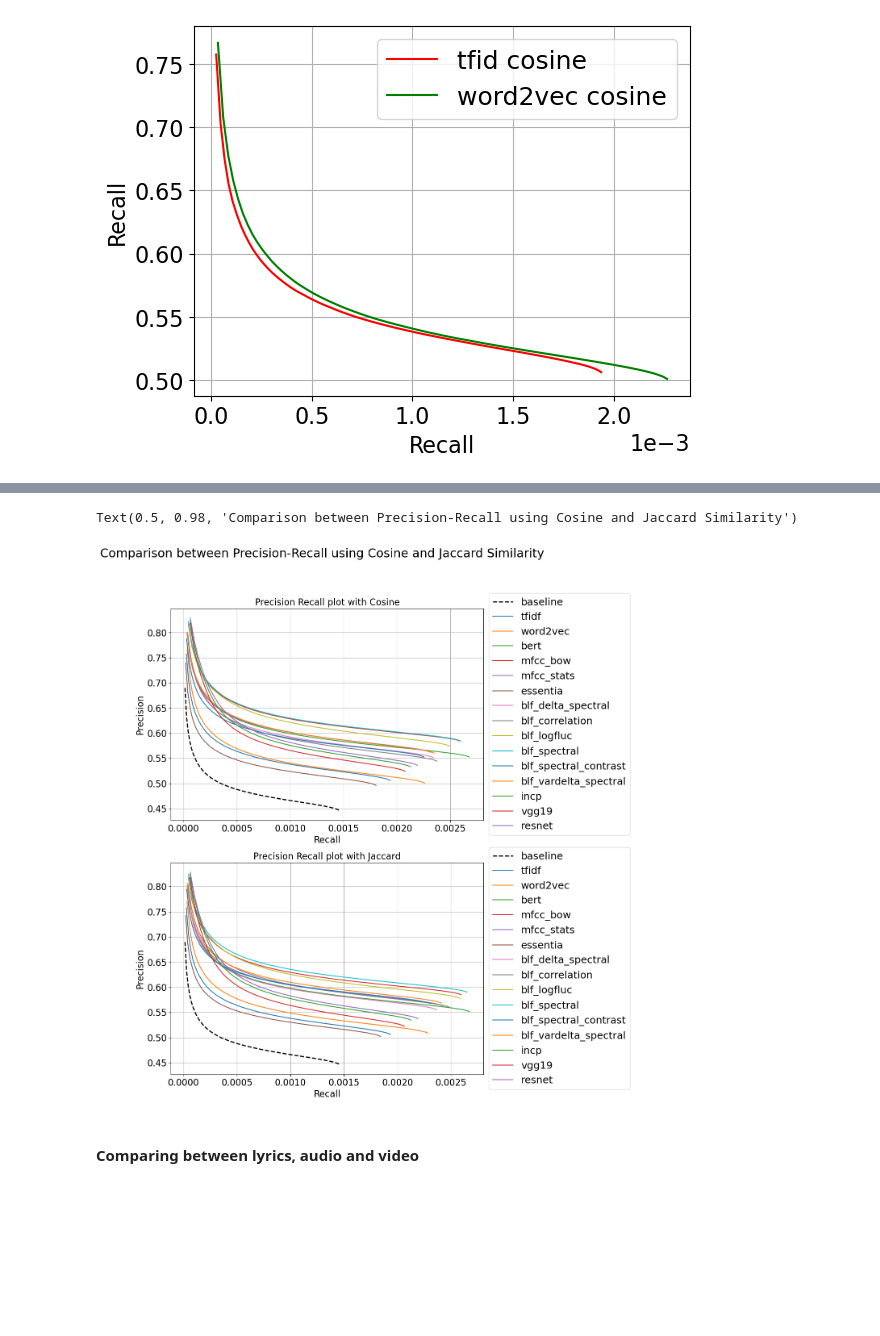
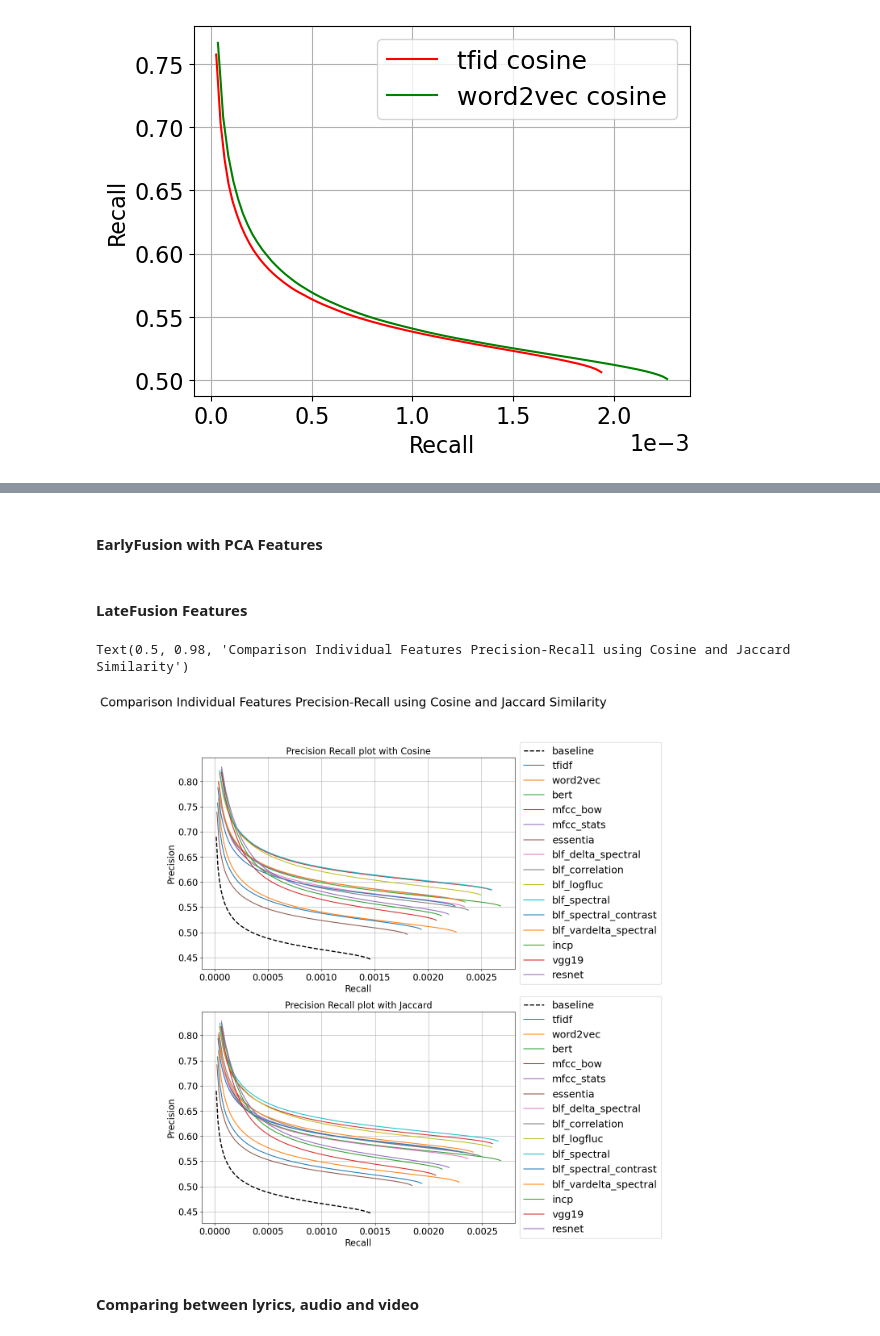
Before and after one commit to mmosc/MMSR, a Jupyter notebook: project/EvaluationMetrics-.ipynb, the cells around one changed output, grey strips where cells are left out. Cells and saved outputs as stored; diff of their text form; code cells hidden in the pictures; blank space fills up the shorter version.

```diff
--- a/project/EvaluationMetrics-.ipynb
+++ b/project/EvaluationMetrics-.ipynb
@@ -403,0 +376,10 @@ jaccard_fusion_datasets = {
+# %%
+cosine_earlyfusion_pca_datasets = {}
+cosine_earlyfusion_pca_datasets["baseline"] = top_baseline
+for i in range(1,13):
+    name = f'set{i}'
+    file_template_name = f'./data/EarlyFusionPCA/top_ids_cosine_earlyfusion2_{name}_complete.csv'
+    cosine_earlyfusion_pca_datasets[name] = from_standard_ids_to_new(
+                                dt.fread(file_template_name, header=True).to_pandas().set_index('index'),
+                                relation_ids
+                            )
@@ -685,3 +722,5 @@ jaccard_early_P, jaccard_early_R, jaccard_early_P_max= get_precision_data(
     jaccard_fusion_datasets,
     genres,
     relevant_results_by_id)
+# %% [markdown]
+#### EarlyFusion with PCA Features
@@ -687,0 +735,2 @@ jaccard_early_P, jaccard_early_R, jaccard_early_P_max= get_precision_data(
+# %% [markdown]
+#### LateFusion Features
@@ -688,34 +745,34 @@ jaccard_early_P, jaccard_early_R, jaccard_early_P_max= get_precision_data(
 # %%
 fig, axs = plt.subplots(ncols=1, nrows=2, figsize=(10, 15))
 
 for i,key in enumerate(datasets_keys):
     if (key == 'baseline'):
         axs[0].plot(cosine_R[i], cosine_P_max[i], label=key, linestyle='dashed', color='black', linewidth=2)
     else:
         axs[0].plot(cosine_R[i], cosine_P_max[i], label=key)
 
 axs[0].set_xlabel("Recall")
 axs[0].set_ylabel("Precision")
 axs[0].set_title("Precision Recall plot with Cosine")  # Add a title to the axes.
 axs[0].grid(True)
 axs[0].legend(loc='center left', bbox_to_anchor=(1, 0.5))
 
 for i,key in enumerate(datasets_keys):
     if (key == 'baseline'):
         axs[1].plot(jaccard_R[i], jaccard_P_max[i], label=key, linestyle='dashed', color='black', linewidth=2)
     else:
         axs[1].plot(jaccard_R[i], jaccard_P_max[i], label=key)
 
 axs[1].set_xlabel("Recall")
 axs[1].set_ylabel("Precision")
 axs[1].set_title("Precision Recall plot with Jaccard")  # Add a title to the axes.
 axs[1].grid(True)
 axs[1].legend(loc='center left', bbox_to_anchor=(1, 0.5))
 
-fig.suptitle('Comparison between Precision-Recall using Cosine and Jaccard Similarity')
+fig.suptitle('Comparison Individual Features Precision-Recall using Cosine and Jaccard Similarity')
 # %% [output]
-Text(0.5, 0.98, 'Comparison between Precision-Recall using Cosine and Jaccard Similarity')
+Text(0.5, 0.98, 'Comparison Individual Features Precision-Recall using Cosine and Jaccard Similarity')
-[figure, old version]
+[figure, new version]
 # %% [markdown]
 #### Comparing between lyrics, audio and video
 # %%
```
Also changed, not shown: parts of 68 cells of this notebook, 16 other files.
